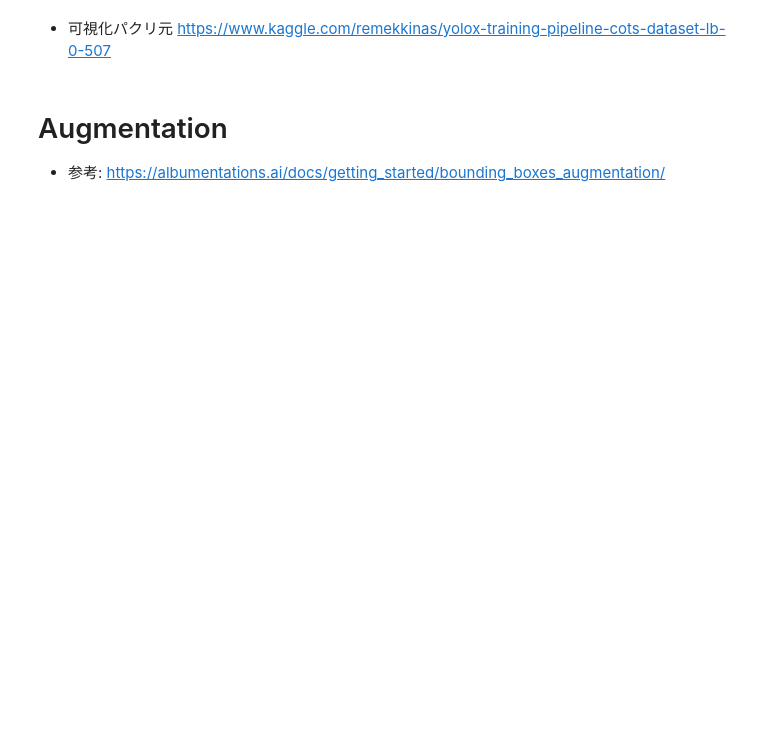
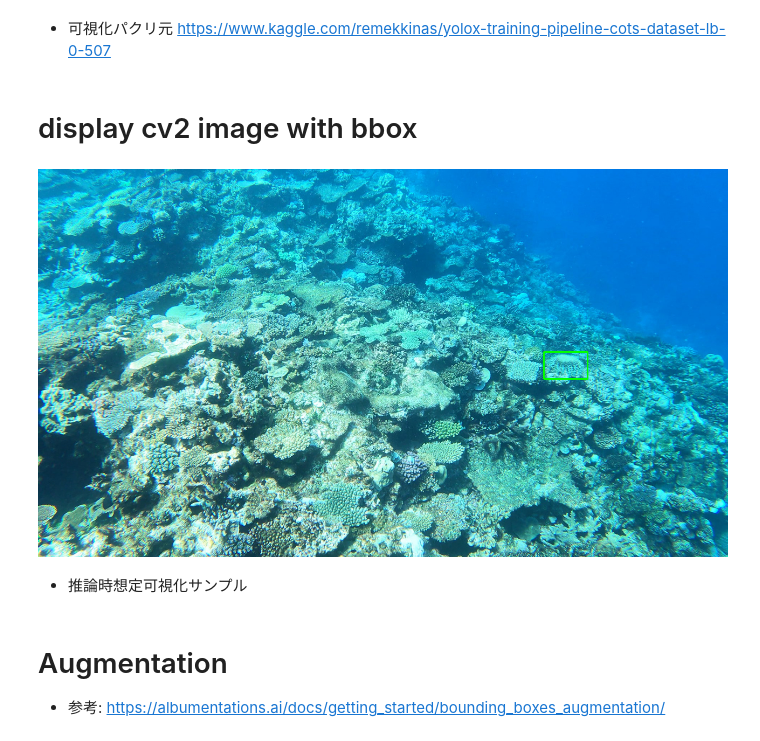
Before and after one commit to osaryo127/tensorflow-great-barrier-reef, a Jupyter notebook: notebook/visible_image.ipynb, the cells around one changed output. Cells and saved outputs as stored; diff of their text form; code cells hidden in the pictures; blank space fills up the shorter version.

Commit message:
simplify display function

```diff
--- a/notebook/visible_image.ipynb
+++ b/notebook/visible_image.ipynb
@@ -56,18 +74,28 @@ import cv2
 from PIL import Image
 image_path = '../input/tensorflow-great-barrier-reef/train_images/video_0/1001.jpg'
 # %%
-def draw_bboxes(img, bboxes, scores, bbclasses, confthre=None, classes_dict=None):
+# 可視化用関数
+def draw_bboxes(img, bboxes):
+    for i in range(len(bboxes)):
+            box = bboxes[i]
+            x0 = int(box[0])
+            y0 = int(box[1])
+            x1 = x0 + int(box[2])
+            y1 = y0 + int(box[3])
+            cv2.rectangle(img, (x0, y0), (x1, y1), (0, 255, 0), 2)
+    return img
+
+def draw_bboxes_predict(img, bboxes, scores, bbclasses, confthre, classes_dict):
+    img = draw_bboxes(img, bboxes)
     for i in range(len(bboxes)):
             box = bboxes[i]
             cls_id = int(bbclasses[i])
             score = scores[i]
-#             if score < confthre:
-#                 continue
-            x0 = int(box[0])
-            y0 = int(box[1])
-            x1 = x0 + int(box[2])
-            y1 = y0 + int(box[3])
+            if score < confthre:
+                continue
+            cv2.putText(img, '{}:{:.1f}%'.format(classes_dict[cls_id], score * 100), (box[0], box[1] - 3), cv2.FONT_HERSHEY_PLAIN, 0.8, (0,255,0), thickness = 1)
+    return img
 
-            cv2.rectangle(img, (x0, y0), (x1, y1), (0, 255, 0), 2)
-            cv2.putText(img, '{}:{:.1f}%'.format(classes_dict[cls_id], score * 100), (x0, y0 - 3), cv2.FONT_HERSHEY_PLAIN, 0.8, (0,255,0), thickness = 1)
-    return img
+def display_cv2img(cv2_img):
+    out_img = cv2.cvtColor(cv2_img, cv2.COLOR_BGR2RGB)
+    display(Image.fromarray(out_img))
@@ -74 +105,10 @@ def draw_bboxes(img, bboxes, scores, bbclasses, confthre=None, classes_dict=None
+# %% [markdown]
+# display cv2 image with bbox
+# %%
+out_image = draw_bboxes(sample_img, sample_bboxes)
+display_cv2img(out_image)    # Since we load image using OpenCV we have to convert it
+# %% [output]
+[figure, added]
+# %% [markdown]
+- 推論時想定可視化サンプル
 # %%
```
Also changed, not shown: parts of 13 cells of this notebook.
